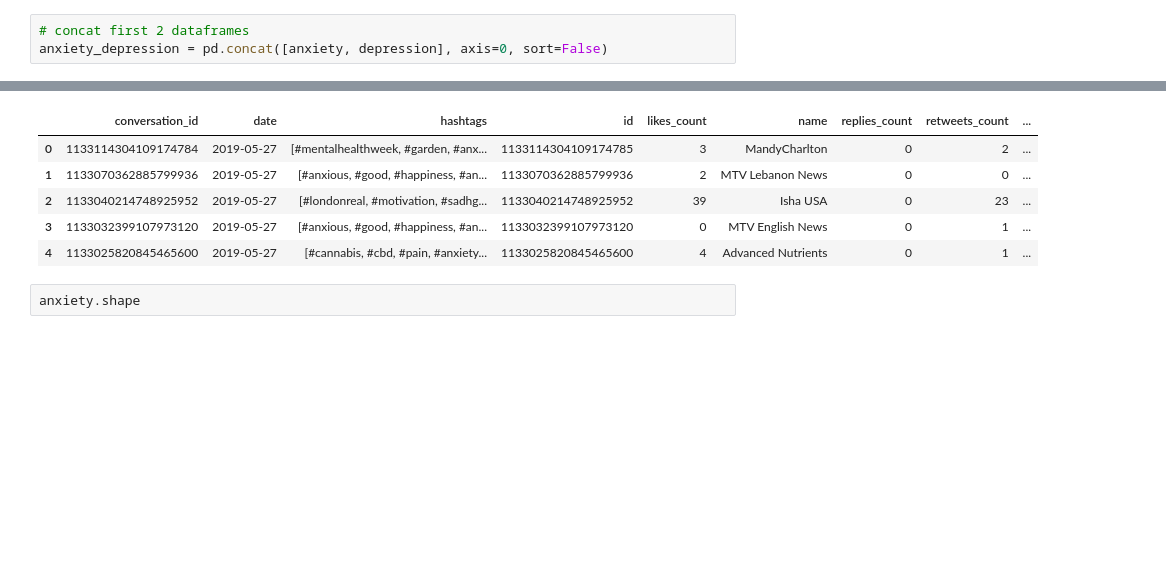
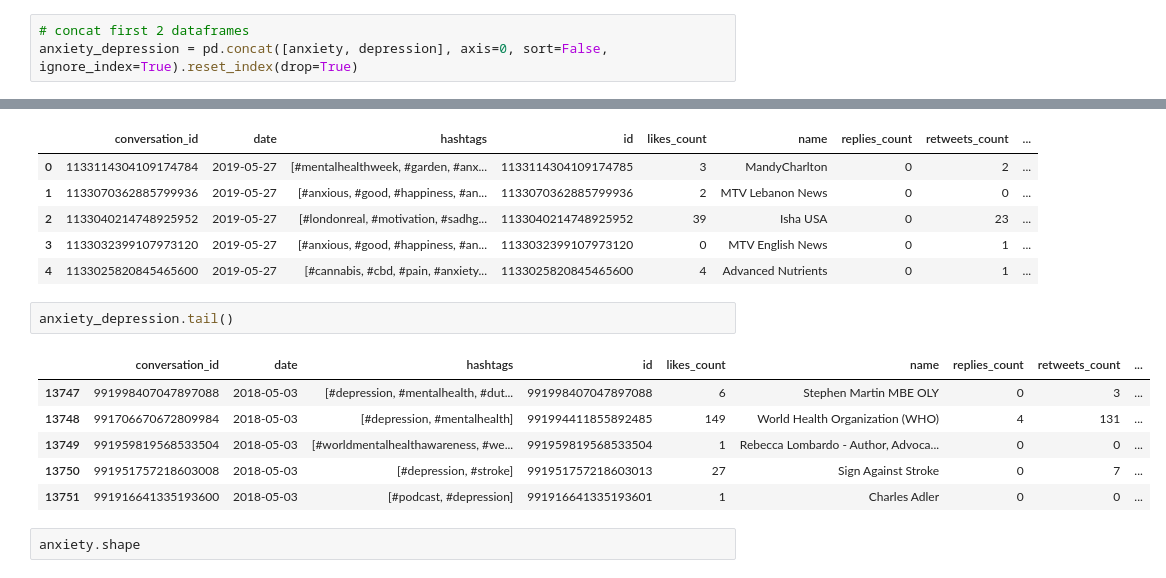
Before and after one commit to lasoya/Social_Media_Analysis, a Jupyter notebook: Data_Cleaning.ipynb, the cells around one changed output, grey strips where cells are left out. Cells and saved outputs as stored; diff of their text form; blank space fills up the shorter version.

```diff
--- a/Data_Cleaning.ipynb
+++ b/Data_Cleaning.ipynb
@@ -3610,7 +3671,7 @@ suicide.head()
 # Combine
 # %%
 # concat first 2 dataframes
-anxiety_depression = pd.concat([anxiety, depression], axis=0, sort=False)
+anxiety_depression = pd.concat([anxiety, depression], axis=0, sort=False, ignore_index=True).reset_index(drop=True)
 # %%
 anxiety_depression.head()
 # %% [output]
@@ -3620,6 +3681,15 @@ anxiety_depression.head()
 | 2 | 1133040214748925952 | 2019-05-27 | [#londonreal, #motivation, #sadhg... | 1133040214748925952 | 39 | Isha USA | 0 | 23 | ... |
 | 3 | 1133032399107973120 | 2019-05-27 | [#anxious, #good, #happiness, #an... | 1133032399107973120 | 0 | MTV English News | 0 | 1 | ... |
 | 4 | 1133025820845465600 | 2019-05-27 | [#cannabis, #cbd, #pain, #anxiety... | 1133025820845465600 | 4 | Advanced Nutrients | 0 | 1 | ... |
+# %%
+anxiety_depression.tail()
+# %% [output]
+|  | conversation_id | date | hashtags | id | likes_count | name | replies_count | retweets_count | ... |
+| 13747 | 991998407047897088 | 2018-05-03 | [#depression, #mentalhealth, #dut... | 991998407047897088 | 6 | Stephen Martin MBE OLY | 0 | 3 | ... |
+| 13748 | 991706670672809984 | 2018-05-03 | [#depression, #mentalhealth] | 991994411855892485 | 149 | World Health Organization (WHO) | 4 | 131 | ... |
+| 13749 | 991959819568533504 | 2018-05-03 | [#worldmentalhealthawareness, #we... | 991959819568533504 | 1 | Rebecca Lombardo - Author, Advoca... | 0 | 0 | ... |
+| 13750 | 991951757218603008 | 2018-05-03 | [#depression, #stroke] | 991951757218603013 | 27 | Sign Against Stroke | 0 | 7 | ... |
+| 13751 | 991916641335193600 | 2018-05-03 | [#podcast, #depression] | 991916641335193601 | 1 | Charles Adler | 0 | 0 | ... |
 # %%
 anxiety.shape
 # %% [output]
```
Also changed, not shown: parts of 39 cells of this notebook, 1 other file.
